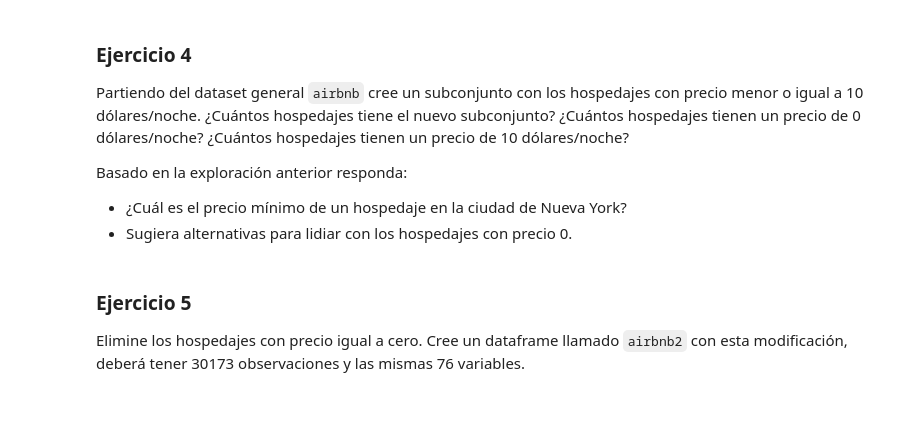
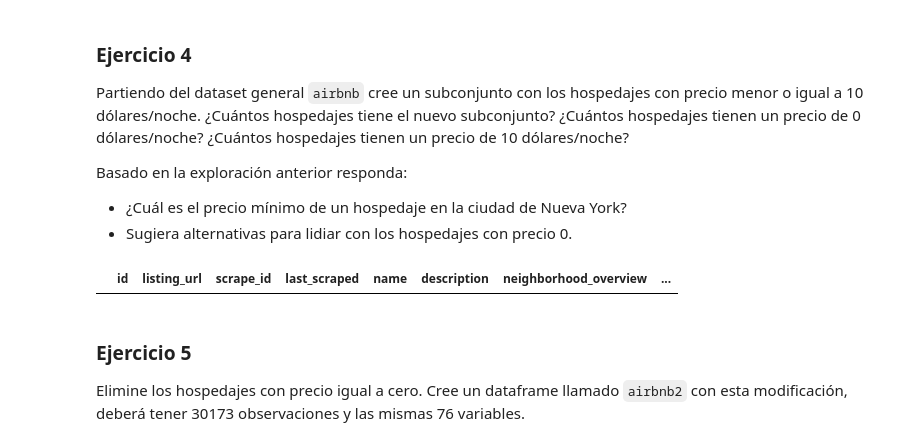
Before and after one commit to chris78rey/DIPLOM_BIGDATA, a Jupyter notebook: deberes/modulo04/talleres guiados/Fase_2_Limpieza_y_transformación_Estudiantes.ipynb, the cells around one changed output. Cells and saved outputs as stored; diff of their text form; code cells hidden in the pictures; blank space fills up the shorter version.

```diff
--- a/deberes/modulo04/talleres guiados/Fase_2_Limpieza_y_transformación_Estudiantes.ipynb
+++ b/deberes/modulo04/talleres guiados/Fase_2_Limpieza_y_transformación_Estudiantes.ipynb
@@ -280,3 +290,8 @@ Basado en la exploración anterior responda:
+# %%
+# Respuesta
+airbnb.loc[airbnb['price']<=10,:]
+# %% [output]
+|  | id | listing_url | scrape_id | last_scraped | name | description | neighborhood_overview | ... |
 # %% [markdown]
 ### Ejercicio 5
 
```
Also changed, not shown: parts of 9 cells of this notebook, 1 other file.
